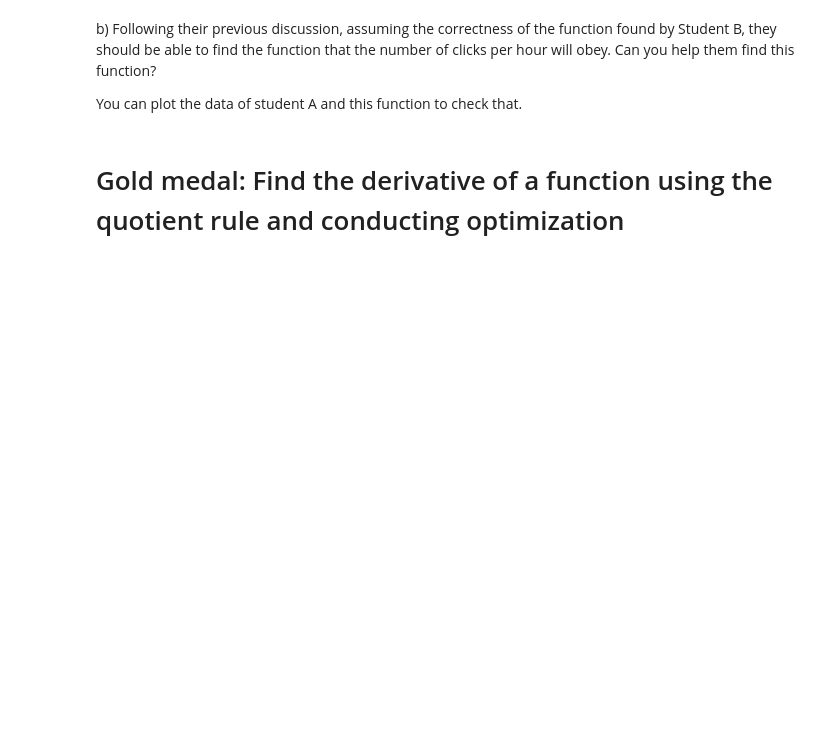
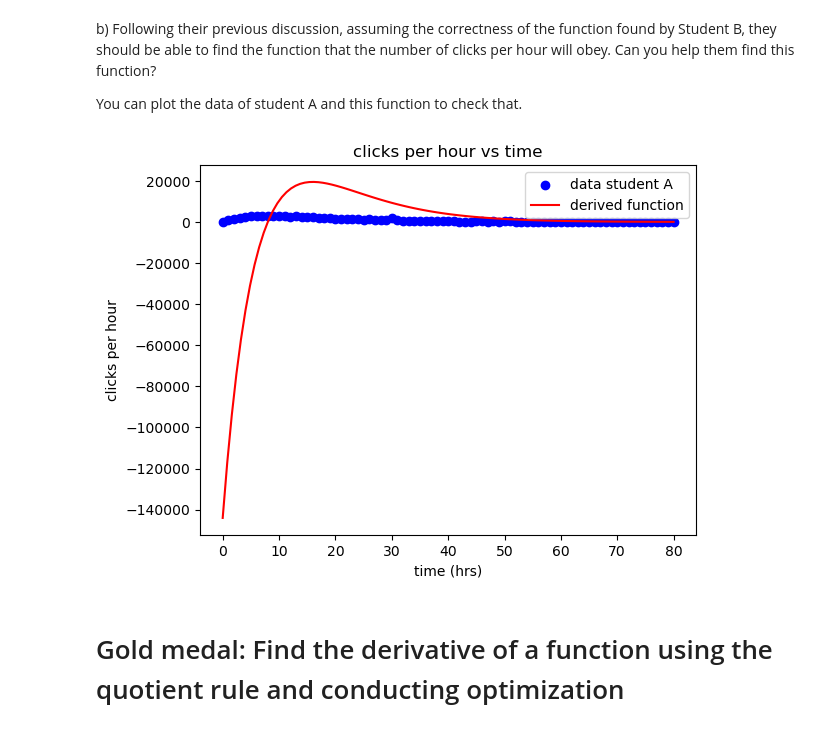
Before and after one commit to anacontrerase/computational-thinking-week-individual-14895501, a Jupyter notebook: challenge_calculus/Review_Calculus.ipynb, the cells around one changed output. Saved outputs shown, nothing was run; the diff lists cells and outputs as text; code cells hidden in the pictures; blank space fills up the shorter version.

```diff
--- a/challenge_calculus/Review_Calculus.ipynb
+++ b/challenge_calculus/Review_Calculus.ipynb
@@ -206,8 +206,23 @@ You can plot the data of student A and this function to check that.
 # %%
 def DerivativeExp(x):
     y = np.exp(-x / 8) * (18000 * x - 144000)
     pass
     return y
+
+
+plt.scatter(dataA['time (h)'], dataA[' clicks per hour'], color = 'blue', label='data student A')
+
+x_val = np.linspace(0, 80, 100)
+y_val = DerivativeExp(x_val)
+
+plt.plot(x_val, y_val, color='red', label='derived function')
+plt.xlabel('time (hrs)')
+plt.ylabel('clicks per hour')
+plt.title('clicks per hour vs time')
+plt.legend()
+plt.show()
+# %% [output]
+[figure, added]
 # %% [markdown]
 # Gold medal: Find the derivative of a function using the quotient rule and conducting optimization
 # %% [markdown]
```
Also changed, not shown: parts of 1 cell of this notebook, 1 other file.
